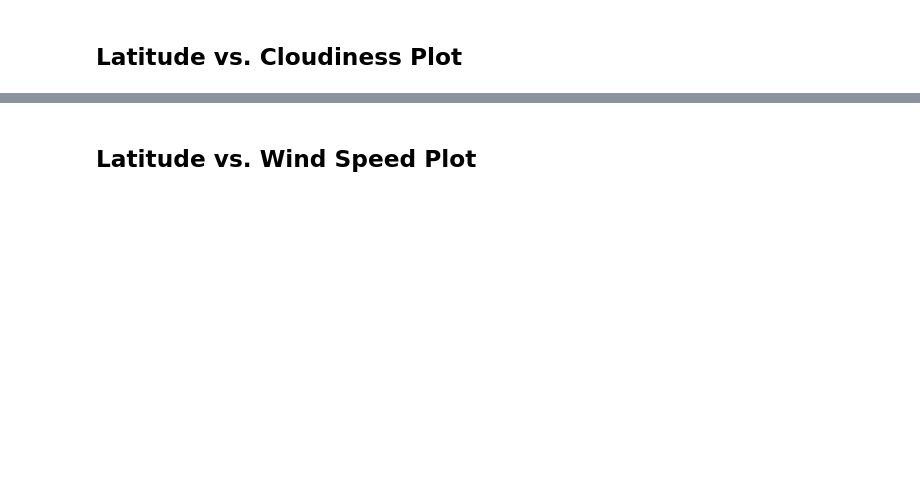
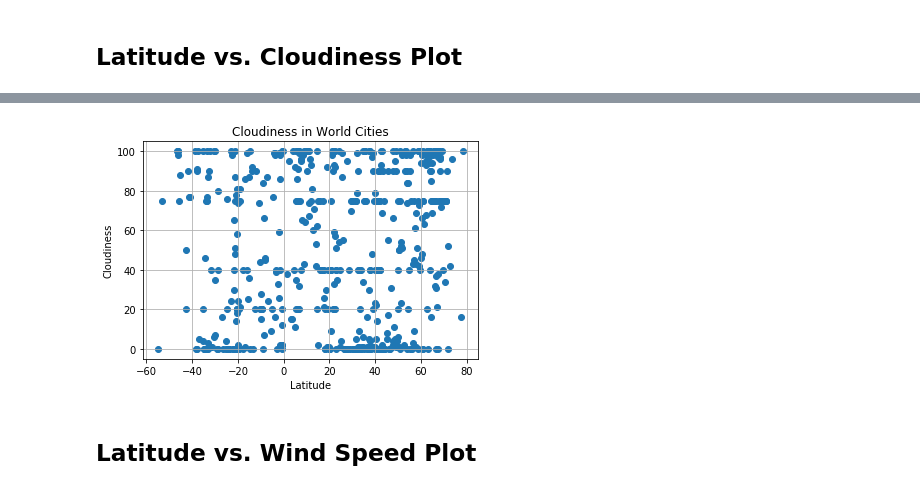
Before and after one commit to alexcaughman/python-api-challenge, a Jupyter notebook: WeatherPy/WeatherPy.ipynb, the cells around one changed output, grey strips where cells are left out. Saved outputs shown, nothing was run; the diff lists cells and outputs as text; code cells hidden in the pictures; blank space fills up the shorter version.

```diff
--- a/WeatherPy/WeatherPy.ipynb
+++ b/WeatherPy/WeatherPy.ipynb
@@ -152,2 +183,12 @@ Int64Index([], dtype='int64')
+# %%
+plt.scatter(data_df["Latitude"], data_df["Cloudiness"], marker ="o")
+plt.title("Cloudiness in World Cities")
+plt.ylabel("Cloudiness")
+plt.xlabel("Latitude")
+plt.grid(True)
+plt.savefig("Cloud.png")
+plt.show()
+# %% [output]
+[figure, added]
 # %% [markdown]
 ## Latitude vs. Wind Speed Plot
```
Also changed, not shown: parts of 39 cells of this notebook, 7 other files.
